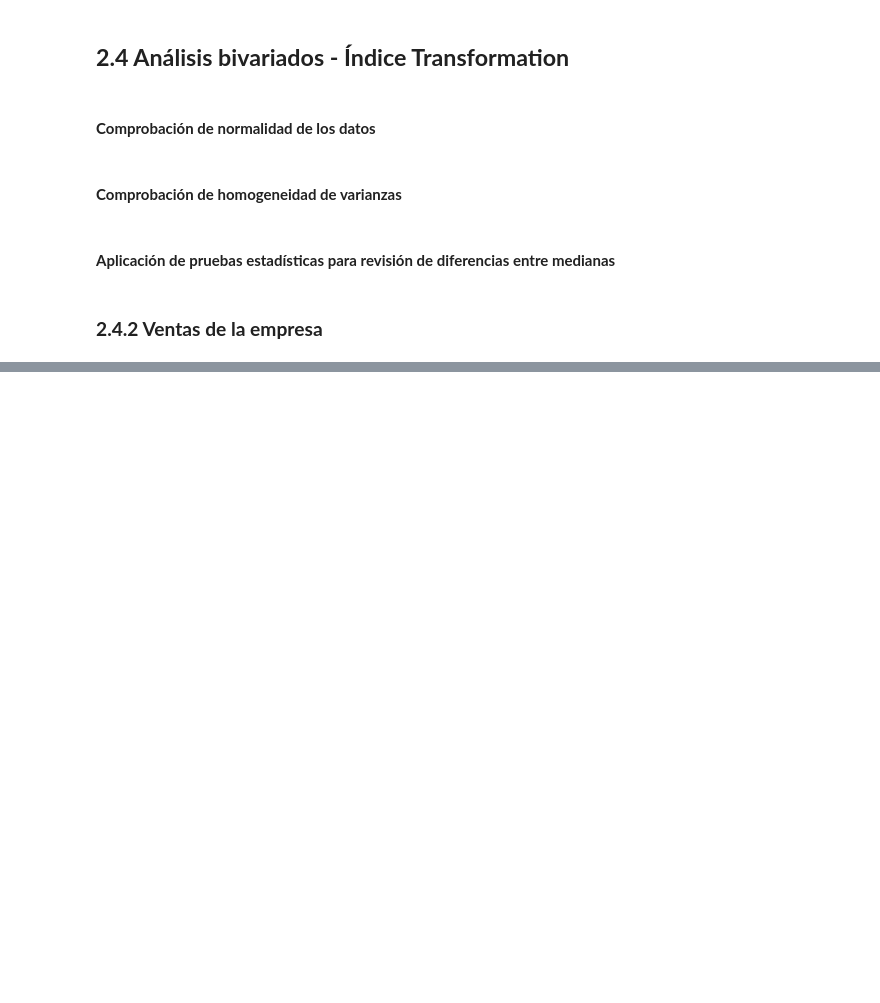
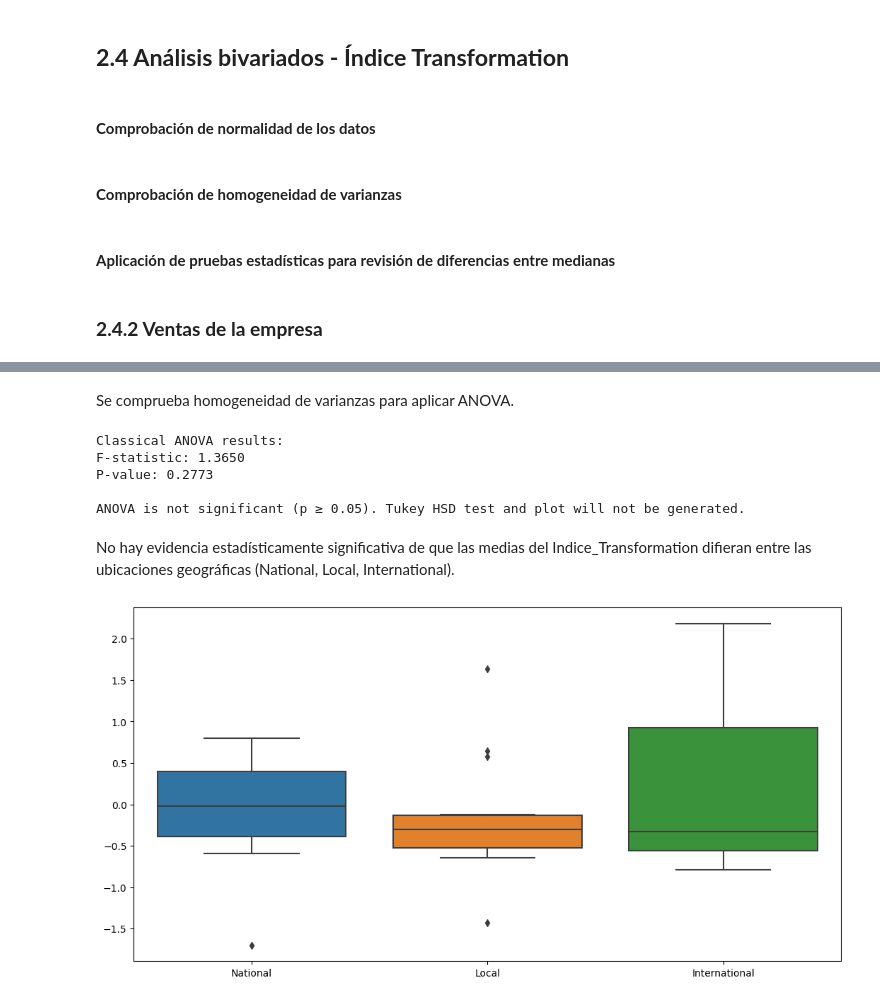
Before and after one commit to AlejaGuz/orange, a Jupyter notebook: Notebook_AFO_LFM_v4.ipynb, the cells around one changed output, grey strips where cells are left out. Drawn from its saved outputs; the diff is of its cells as text; code cells hidden in the pictures; blank space fills up the shorter version.

```diff
--- a/Notebook_AFO_LFM_v4.ipynb
+++ b/Notebook_AFO_LFM_v4.ipynb
@@ -2121,0 +2268,3 @@ result.summary()
+# %%
+# Quitar registros con location regional
+df_analysis_multivariate_final_location=df_analysis_multivariate_final[df_analysis_multivariate_final['Geographic reach location'] != 'Regional']
@@ -2121,0 +2299,76 @@ result.summary()
+# %% [markdown]
+Se comprueba homogeneidad de varianzas para aplicar ANOVA.
+# %%
+# 1. Classical ANOVA
+groups = df_analysis_multivariate_final.groupby('Geographic reach location')['Latent_transformation'].apply(list)
+f_stat, p_value = f_oneway(*groups)
+
+print("\nClassical ANOVA results:")
+print(f"F-statistic: {f_stat:.4f}")
+print(f"P-value: {p_value:.4f}")
+
+# 2. Check if significant
+if p_value < 0.05:
+    print("\nANOVA is significant (p < 0.05). Applying Tukey HSD test...")
+
+    # 3. Tukey HSD post-hoc test
+    tukey = pairwise_tukeyhsd(endog=df_analysis_multivariate_final['Latent_transformation'],
+                              groups=df_analysis_multivariate_final['Geographic reach location'],
+                              alpha=0.05)
+    tukey_summary = pd.DataFrame(data=tukey.summary().data[1:], columns=tukey.summary().data[0])
+    tukey_summary['Interpretation'] = tukey_summary['p-adj'].apply(lambda x: 'Different' if x < 0.05 else 'Equal')
+
+    # 4. Compute medians by group and sort
+    medians = df_analysis_multivariate_final.groupby('Geographic reach location')['Latent_transformation'].median().reset_index()
+    category_order = medians.sort_values('Latent_transformation', ascending=False)['Geographic reach location'].tolist()
+
+    # 5. Create figure (boxplot + table)
+    fig, ax = plt.subplots(2, 1, figsize=(8, 8), gridspec_kw={'height_ratios': [3, 1]})
+
+    sns.boxplot(x='Geographic reach location', y='Latent_transformation', data=df_analysis_multivariate_final,
+                ax=ax[0], palette="Set2", order=category_order)
+    ax[0].set_title("Sensing by Geographic reach location")
+    ax[0].set_xlabel("Geographic reach location")
+    ax[0].set_ylabel("Latent Variable (Sensing)")
+
+    # Annotate medians
+    for i, row in medians.iterrows():
+        idx = category_order.index(row['Geographic reach location'])
+        offset = 0.05
+        ax[0].text(idx, row['Latent_transformation'] + offset,
+                   f"{row['Latent_transformation']:.2f}",
+                   ha='center', va='bottom', fontweight='bold', color='black',
+                   bbox=dict(facecolor='white', edgecolor='black', boxstyle='round,pad=0.05', linewidth=0.3))
+
+    # 6. Add table below the plot
+    table = tukey_summary[['group1', 'group2', 'Interpretation']]
+    ax[1].axis('off')
+    table_text = table.values.tolist()
+    column_labels = ['Group 1', 'Group 2', 'Comparison']
+    ax[1].table(cellText=table_text, colLabels=column_labels, loc='center', cellLoc='center')
+
+    plt.tight_layout()
+    plt.show()
+
+else:
+    print("\nANOVA is not significant (p ≥ 0.05). Tukey HSD test and plot will not be generated.")
+# %% [output]
+Classical ANOVA results:
+F-statistic: 1.3650
+P-value: 0.2773
+
+ANOVA is not significant (p ≥ 0.05). Tukey HSD test and plot will not be generated.
+# %% [markdown]
+No hay evidencia estadísticamente significativa de que las medias del Indice_Transformation difieran entre las ubicaciones geográficas (National, Local, International).
+# %%
+fig_boxplot = plt.figure(figsize=(10,5))
+ax = fig_boxplot.add_axes([0,0,1,1])
+
+resumen=df_analysis_multivariate_final_location.groupby(by=["Geographic reach location"])["Latent_transformation"].describe()
+
+ax=sns.boxplot(x=df_analysis_multivariate_final_location["Geographic reach location"], y=df_analysis_multivariate_final_location["Latent_transformation"],order=resumen.sort_values(by='50%', ascending=False).index)
+plt.ylabel('')
+plt.xlabel('')
+plt.show()
+# %% [output]
+[figure, added]
```
Also changed, not shown: parts of 71 cells of this notebook.
